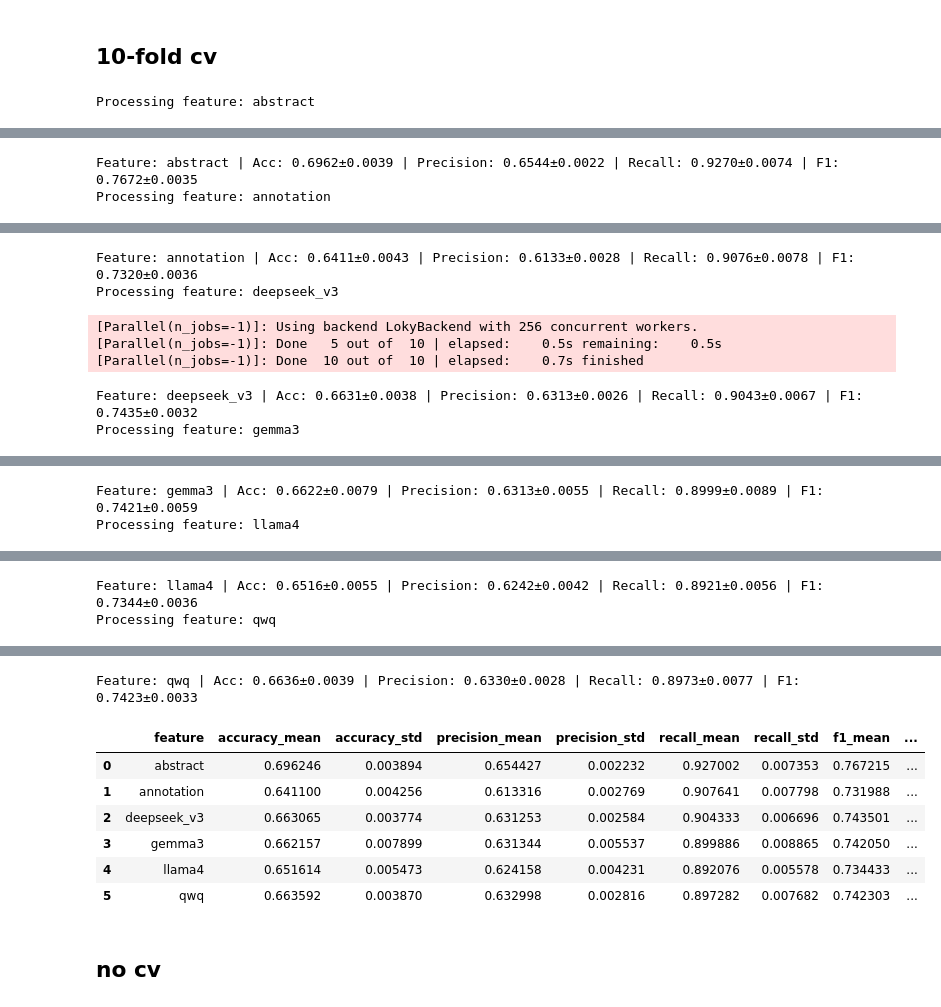
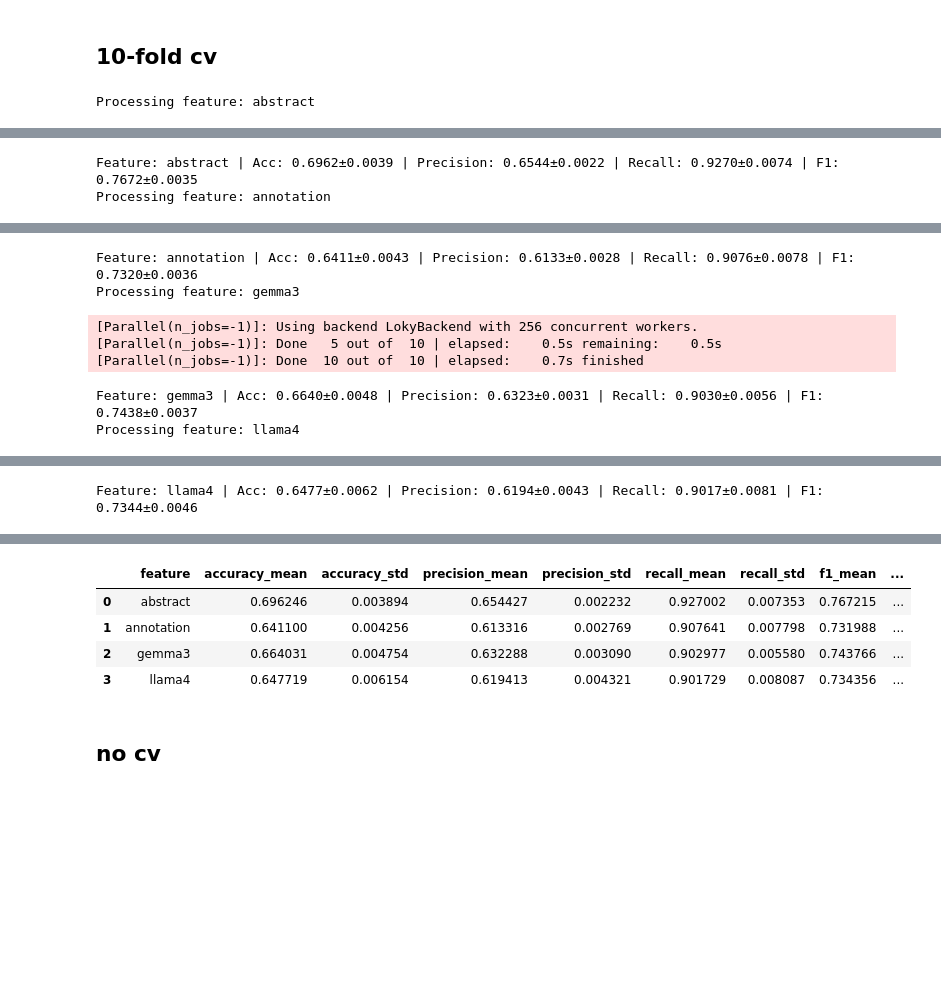
Before and after one commit to netknowledge/LLM_summarization, a Jupyter notebook: evaluation/predict_task/predict.ipynb, the cells around one changed output, grey strips where cells are left out. Cells and saved outputs as stored; diff of their text form; code cells hidden in the pictures; blank space fills up the shorter version.

Commit message:
Disable reasoning when using Qwen3. Remove qwq.

```diff
--- a/evaluation/predict_task/predict.ipynb
+++ b/evaluation/predict_task/predict.ipynb
@@ -5,16 +5,16 @@ import pandas as pd
 from pathlib import Path
 home = Path.home()
 
-# models = ['deepseek_v3', 'gemma3', 'llama4', 'qwq', 'qwen3']
-models = ['deepseek_v3', 'gemma3', 'llama4', 'qwq']
+# models = ['gemma3', 'llama4', 'qwen3']
+models = ['gemma3', 'llama4']
 
-# suffixes = None
-suffixes = '_sent_shuffle'
+suffixes = None
+# suffixes = '_sent_shuffle'
 # suffixes = '_tail'
 if suffixes is not None:
-    csv_files = [home / f'projects/TLDR/data/paper_html_10.1038/abs_annotation/generated_annotations/{model}_TLDR{suffixes}.txt' for model in models]
+    csv_files = [home / f'projects/TLDR/data/paper_html_10.1038/abs_annotation/generated_annotations/{model}{suffixes}.txt' for model in models]
 else:
-    csv_files = [home / f'projects/TLDR/data/paper_html_10.1038/abs_annotation/generated_annotations/{model}_TLDR.txt' for model in models]
+    csv_files = [home / f'projects/TLDR/data/paper_html_10.1038/abs_annotation/generated_annotations/{model}.txt' for model in models]
 
 df = pd.read_csv(home / 'projects/TLDR/data/paper_html_10.1038/abs_annotation/test.tsv', sep='\t')
 for model, csv_file in zip(models, csv_files):
@@ -185,7 +185,7 @@ class ProgressHashingVectorizer(HashingVectorizer):
         return super().transform(X)
 
 # text_features = ['abstract', 'annotation', 'deepseek_v3', 'qwen3','gemma3', 'llama4', 'qwq']
-text_features = ['abstract', 'annotation'] + models
+text_features = models + ['annotation', 'abstract']
 y = (df['p2v_label'] == 17).astype(int)  # 17为1，否则为0
 
 cv = StratifiedKFold(n_splits=10, shuffle=True, random_state=42)
@@ -234,8 +234,8 @@ Processing feature: annotation
 Feature: annotation | Acc: 0.6411±0.0043 | Precision: 0.6133±0.0028 | Recall: 0.9076±0.0078 | F1: 0.7320±0.0036
-Processing feature: deepseek_v3
+Processing feature: gemma3
 [Parallel(n_jobs=-1)]: Using backend LokyBackend with 256 concurrent workers.
 [Parallel(n_jobs=-1)]: Done   5 out of  10 | elapsed:    0.5s remaining:    0.5s
 [Parallel(n_jobs=-1)]: Done  10 out of  10 | elapsed:    0.7s finished
-Feature: deepseek_v3 | Acc: 0.6631±0.0038 | Precision: 0.6313±0.0026 | Recall: 0.9043±0.0067 | F1: 0.7435±0.0032
-Processing feature: gemma3
+Feature: gemma3 | Acc: 0.6640±0.0048 | Precision: 0.6323±0.0031 | Recall: 0.9030±0.0056 | F1: 0.7438±0.0037
+Processing feature: llama4
 [Parallel(n_jobs=-1)]: Using backend LokyBackend with 256 concurrent workers.
@@ -244,2 +242 @@ Processing feature: gemma3
-Feature: gemma3 | Acc: 0.6622±0.0079 | Precision: 0.6313±0.0055 | Recall: 0.8999±0.0089 | F1: 0.7421±0.0059
-Processing feature: llama4
+Feature: llama4 | Acc: 0.6477±0.0062 | Precision: 0.6194±0.0043 | Recall: 0.9017±0.0081 | F1: 0.7344±0.0046
@@ -249,2 +244,0 @@ Processing feature: llama4
-Feature: llama4 | Acc: 0.6516±0.0055 | Precision: 0.6242±0.0042 | Recall: 0.8921±0.0056 | F1: 0.7344±0.0036
-Processing feature: qwq
@@ -254,11 +245,8 @@ Processing feature: qwq
-Feature: qwq | Acc: 0.6636±0.0039 | Precision: 0.6330±0.0028 | Recall: 0.8973±0.0077 | F1: 0.7423±0.0033
 |  | feature | accuracy_mean | accuracy_std | precision_mean | precision_std | recall_mean | recall_std | f1_mean | ... |
 | 0 | abstract | 0.696246 | 0.003894 | 0.654427 | 0.002232 | 0.927002 | 0.007353 | 0.767215 | ... |
 | 1 | annotation | 0.641100 | 0.004256 | 0.613316 | 0.002769 | 0.907641 | 0.007798 | 0.731988 | ... |
-| 2 | deepseek_v3 | 0.663065 | 0.003774 | 0.631253 | 0.002584 | 0.904333 | 0.006696 | 0.743501 | ... |
-| 3 | gemma3 | 0.662157 | 0.007899 | 0.631344 | 0.005537 | 0.899886 | 0.008865 | 0.742050 | ... |
-| 4 | llama4 | 0.651614 | 0.005473 | 0.624158 | 0.004231 | 0.892076 | 0.005578 | 0.734433 | ... |
-| 5 | qwq | 0.663592 | 0.003870 | 0.632998 | 0.002816 | 0.897282 | 0.007682 | 0.742303 | ... |
+| 2 | gemma3 | 0.664031 | 0.004754 | 0.632288 | 0.003090 | 0.902977 | 0.005580 | 0.743766 | ... |
+| 3 | llama4 | 0.647719 | 0.006154 | 0.619413 | 0.004321 | 0.901729 | 0.008087 | 0.734356 | ... |
 # %% [markdown]
 ## no cv
 # %%
```
Also changed, not shown: parts of 13 cells of this notebook, 5 other files.
